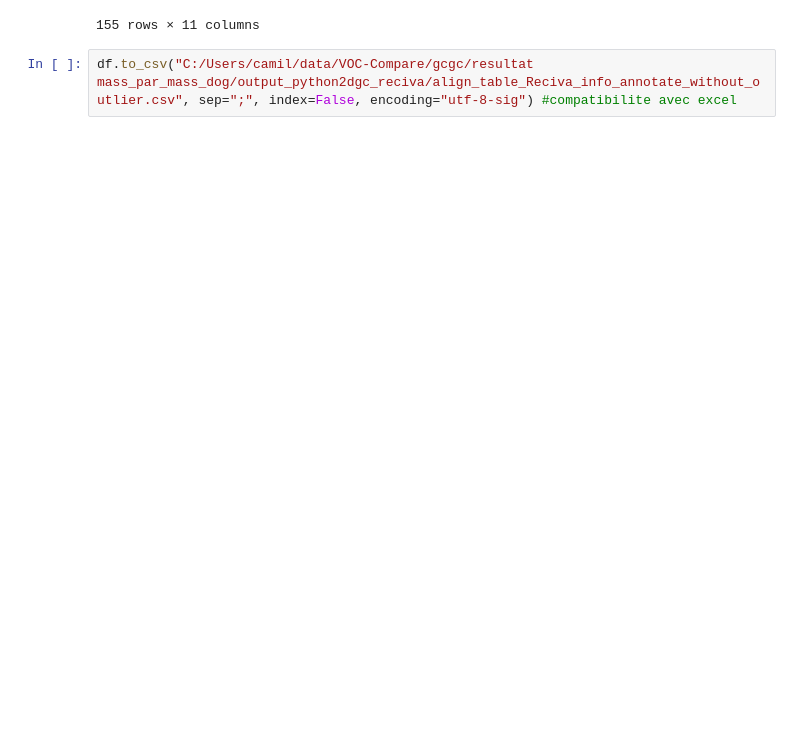
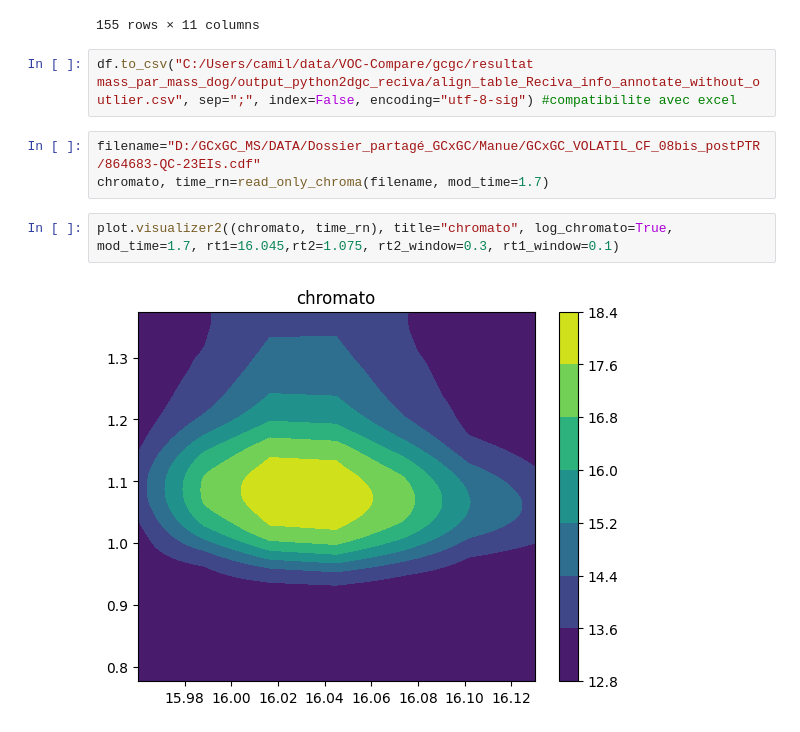
Before and after one commit to Lollith/Python-2DGC-Alignment, a Jupyter notebook: notebooks/db_scan.ipynb, the cells around one changed output. Drawn from its saved outputs; the diff is of its cells as text; blank space fills up the shorter version.

```diff
--- a/notebooks/db_scan.ipynb
+++ b/notebooks/db_scan.ipynb
@@ -1017,3 +1021,10 @@ df
 155 rows × 11 columns
 # %%
 df.to_csv("C:/Users/camil/data/VOC-Compare/gcgc/resultat mass_par_mass_dog/output_python2dgc_reciva/align_table_Reciva_info_annotate_without_outlier.csv", sep=";", index=False, encoding="utf-8-sig") #compatibilite avec excel
+# %%
+filename="D:/GCxGC_MS/DATA/Dossier_partagé_GCxGC/Manue/GCxGC_VOLATIL_CF_08bis_postPTR/864683-QC-23EIs.cdf"
+chromato, time_rn=read_only_chroma(filename, mod_time=1.7)
+# %%
+plot.visualizer2((chromato, time_rn), title="chromato", log_chromato=True,  mod_time=1.7, rt1=16.045,rt2=1.075, rt2_window=0.3, rt1_window=0.1)
+# %% [output]
+[figure, added]
```
Also changed, not shown: parts of 1 cell of this notebook, 3 other files.
